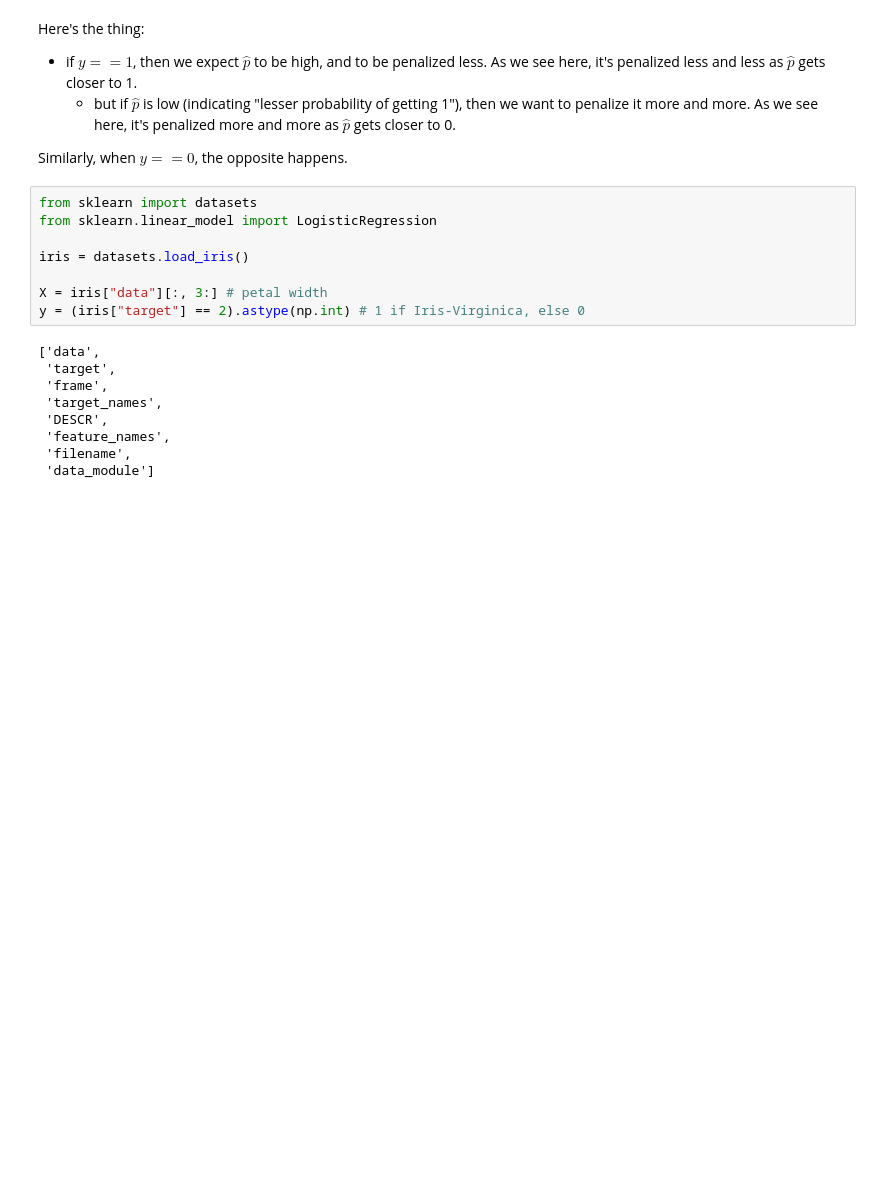
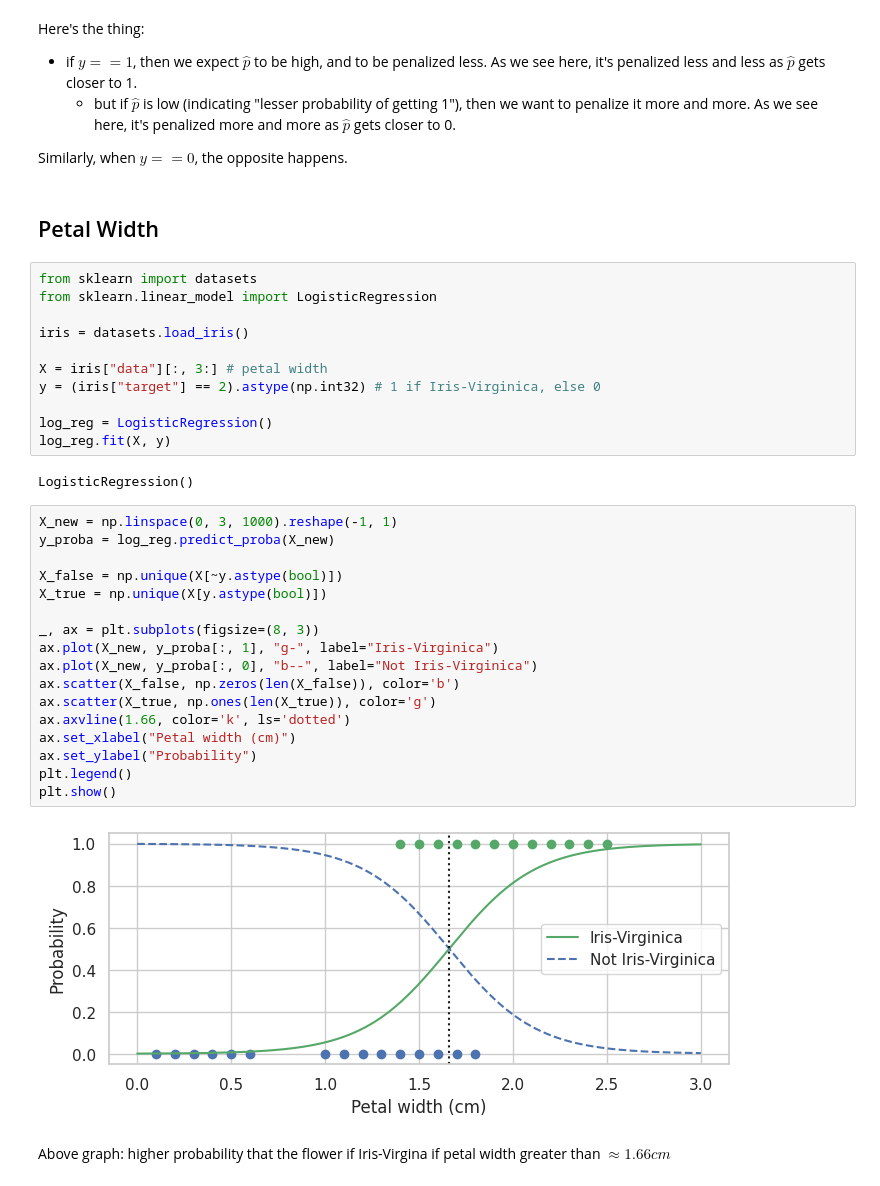
Before and after one commit to mshajarrazip/ML-Algorithm-Study, a Jupyter notebook: logistic-regression.ipynb, the cells around one changed output. Saved outputs shown, nothing was run; the diff lists cells and outputs as text; blank space fills up the shorter version.

Commit message:
Update logistic regression

```diff
--- a/logistic-regression.ipynb
+++ b/logistic-regression.ipynb
@@ -87,6 +87,8 @@ Here's the thing:
     - but if $\hat{p}$ is low (indicating "lesser probability of getting 1"), then we want to penalize it more and more. As we see here, it's penalized more and more as $\hat{p}$ gets closer to 0.
 
 Similarly, when $y == 0$, the opposite happens.
+# %% [markdown]
+## Petal Width
 # %%
 from sklearn import datasets
 from sklearn.linear_model import LogisticRegression
@@ -94,13 +96,30 @@ from sklearn.linear_model import LogisticRegression
 iris = datasets.load_iris()
 
 X = iris["data"][:, 3:] # petal width
-y = (iris["target"] == 2).astype(np.int) # 1 if Iris-Virginica, else 0
+y = (iris["target"] == 2).astype(np.int32) # 1 if Iris-Virginica, else 0
+
+log_reg = LogisticRegression()
+log_reg.fit(X, y)
 # %% [output]
-['data',
- 'target',
- 'frame',
- 'target_names',
- 'DESCR',
- 'feature_names',
- 'filename',
- 'data_module']
+LogisticRegression()
+# %%
+X_new = np.linspace(0, 3, 1000).reshape(-1, 1)
+y_proba = log_reg.predict_proba(X_new)
+
+X_false = np.unique(X[~y.astype(bool)])
+X_true = np.unique(X[y.astype(bool)])
+
+_, ax = plt.subplots(figsize=(8, 3))
+ax.plot(X_new, y_proba[:, 1], "g-", label="Iris-Virginica")
+ax.plot(X_new, y_proba[:, 0], "b--", label="Not Iris-Virginica")
+ax.scatter(X_false, np.zeros(len(X_false)), color='b')
+ax.scatter(X_true, np.ones(len(X_true)), color='g')
+ax.axvline(1.66, color='k', ls='dotted')
+ax.set_xlabel("Petal width (cm)")
+ax.set_ylabel("Probability")
+plt.legend()
+plt.show()
+# %% [output]
+[figure, added]
+# %% [markdown]
+Above graph: higher probability that the flower if Iris-Virgina if petal width greater than $\approx 1.66 cm$
```
Also changed, not shown: parts of 6 cells of this notebook.
